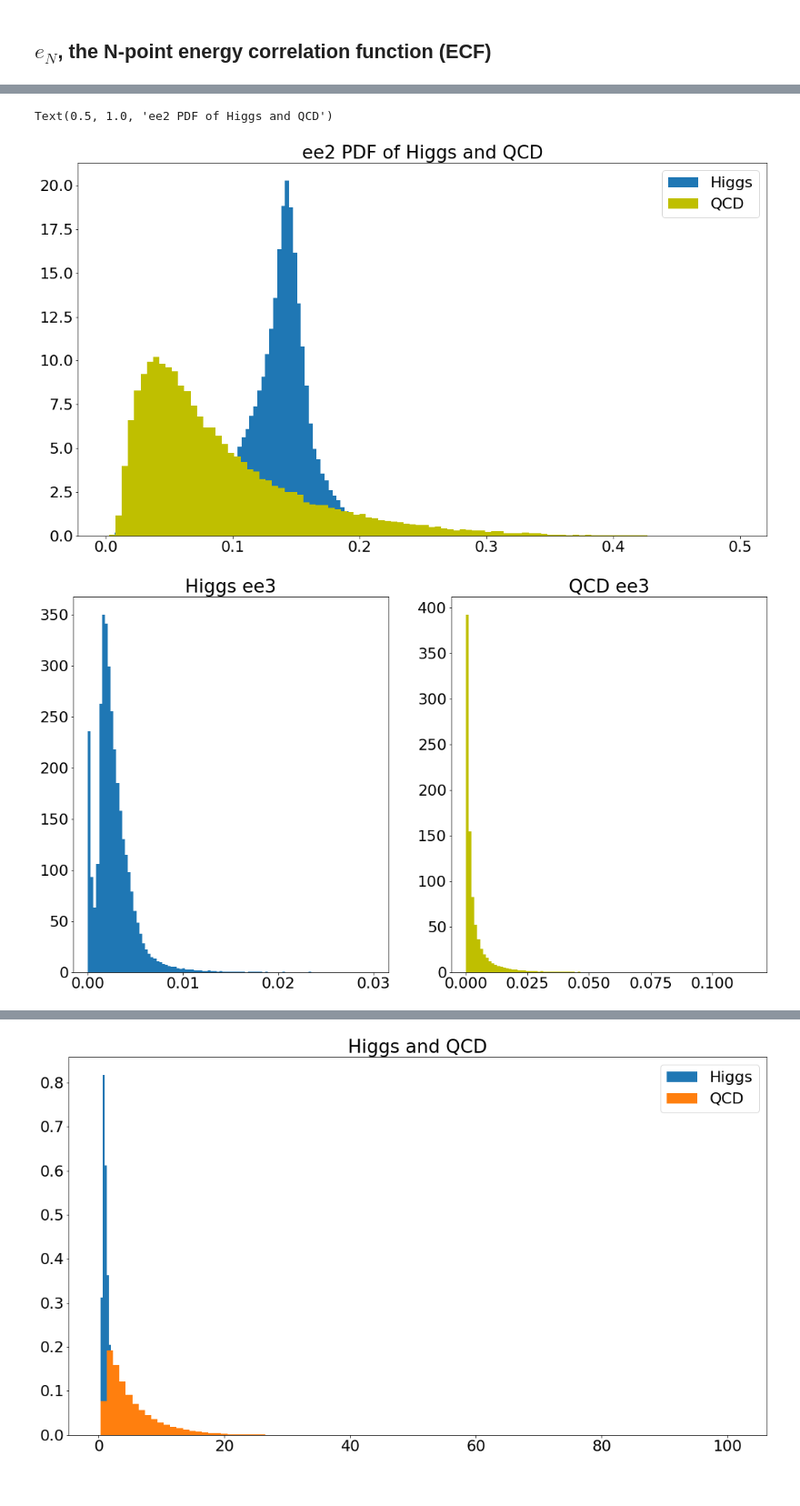
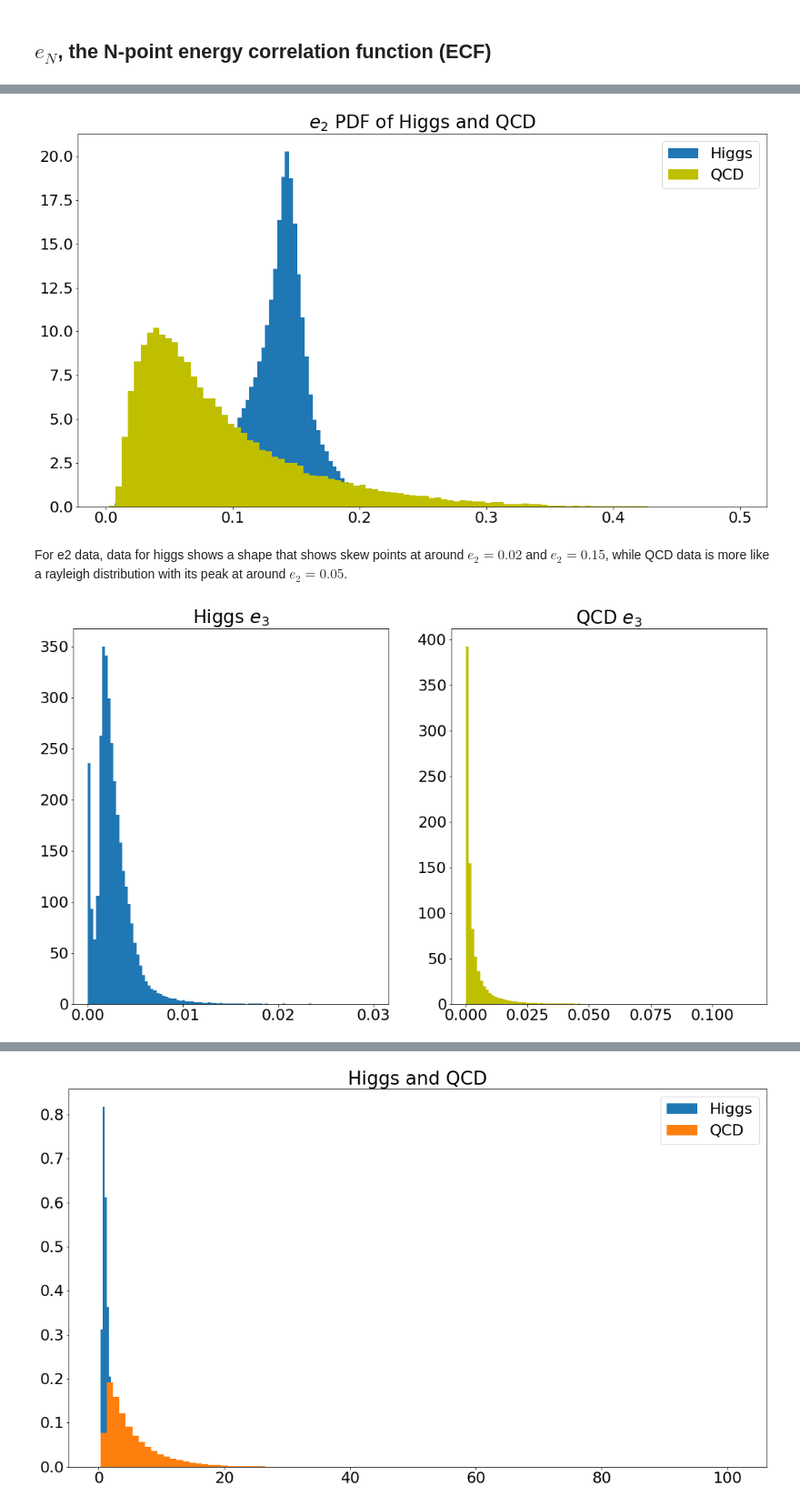
Before and after one commit to noahkim4648/Phys-434-Portfolio, a Jupyter notebook: Lab5.ipynb, the cells around one changed output, grey strips where cells are left out. Shown at 91% size. Saved outputs shown, nothing was run; the diff lists cells and outputs as text; code cells hidden in the pictures.

```diff
--- a/Lab5.ipynb
+++ b/Lab5.ipynb
@@ -162,19 +176,20 @@ ax[1].set_title('QCD ee2');
 # %%
 plt.hist(H_ee2, bins=100,density=True);
 plt.hist(QCD_ee2, bins=100, color='y',density=True);
 plt.legend(['Higgs', 'QCD']);
-plt.title('ee2 PDF of Higgs and QCD');
+plt.title('$e_2$ PDF of Higgs and QCD');
 # %% [output]
-Text(0.5, 1.0, 'ee2 PDF of Higgs and QCD')
-[figure, old version]
+[figure, new version]
+# %% [markdown]
+For e2 data, data for higgs shows a shape that shows skew points at around $e_2=0.02$ and $e_2=0.15$, while QCD data is more like a rayleigh distribution with its peak at around $e_2=0.05$.
 # %%
 fig, ax = plt.subplots(1,2)
 ax[0].hist(H_ee3, bins=100, density=True);
-ax[0].set_title('Higgs ee3')
+ax[0].set_title('Higgs $e_3$')
 ax[1].hist(QCD_ee3, bins=100, density=True, color = 'y');
-ax[1].set_title('QCD ee3');
+ax[1].set_title('QCD $e_3$');
 # %% [output]
-[figure, old version]
+[figure, new version]
 # %%
 plt.hist(H_ee3, bins=100,density=True);
 plt.hist(QCD_ee3, bins=100, color='y',density=True);
```
Also changed, not shown: parts of 27 cells of this notebook, 1 other file.
